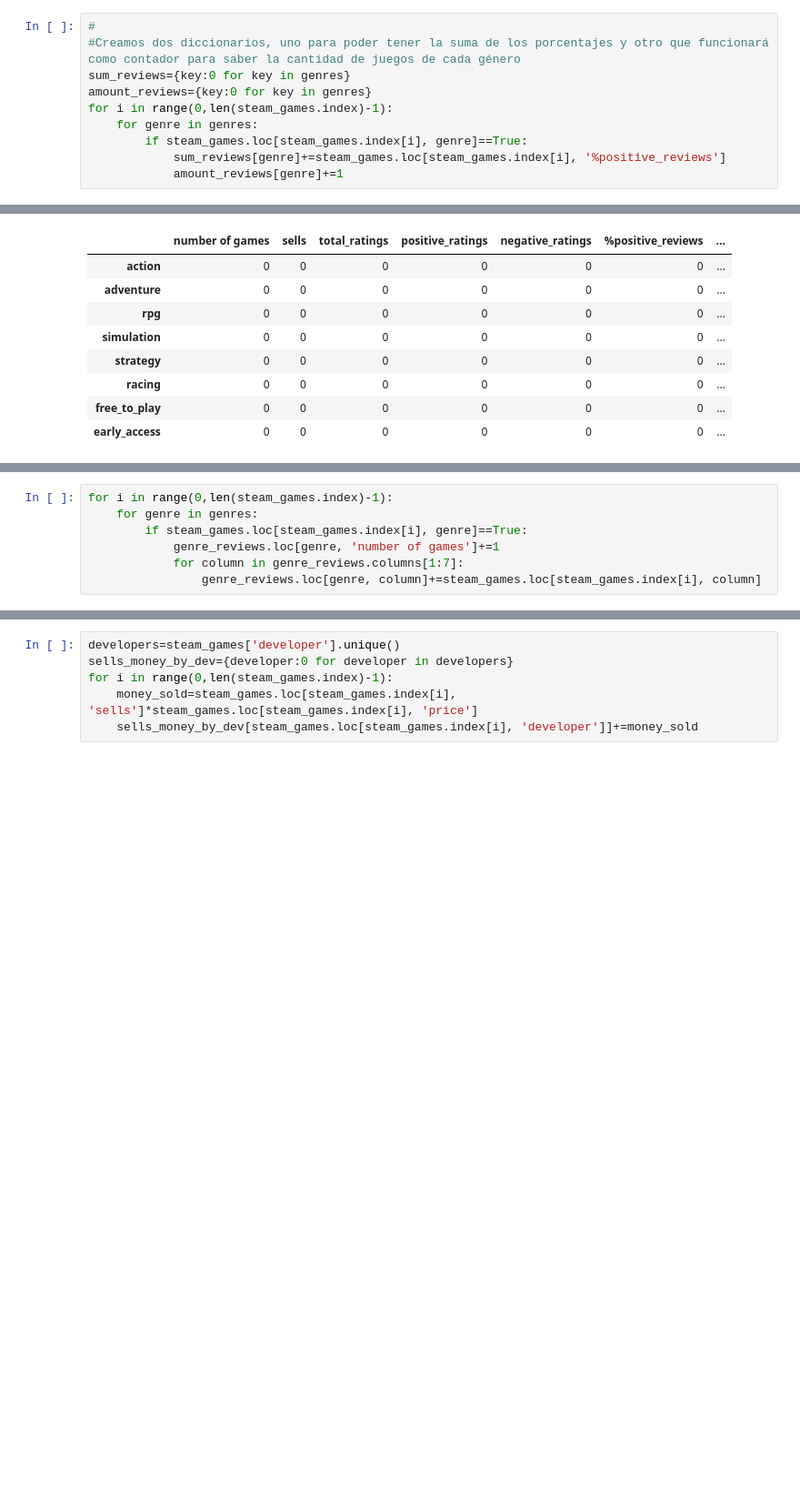
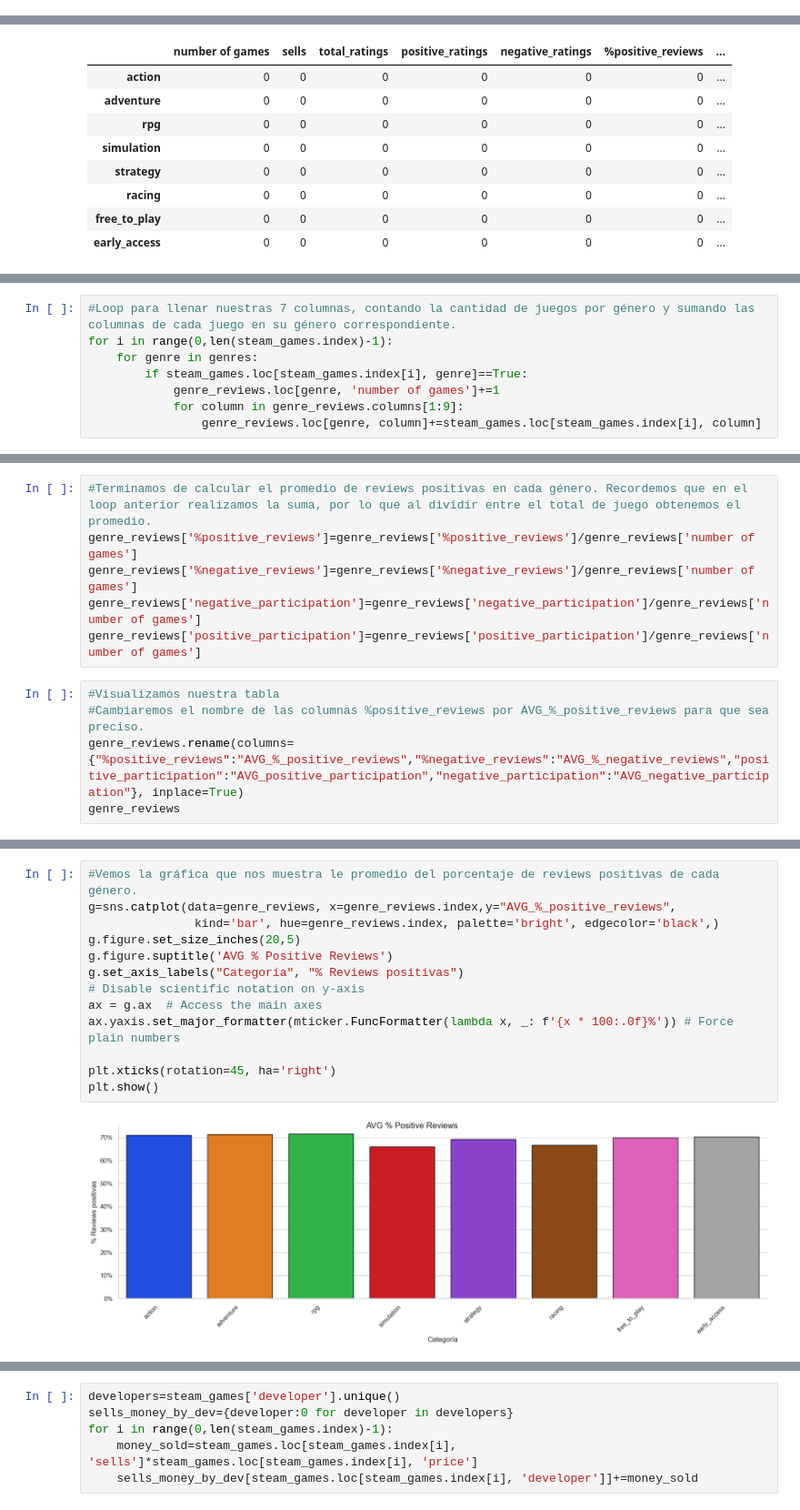
Before and after one commit to Dexinator/steam, a Jupyter notebook: steam.ipynb, the cells around one changed output, grey strips where cells are left out. Shown at 91% size. Drawn from its saved outputs; the diff is of its cells as text; blank space fills up the shorter version.

```diff
--- a/steam.ipynb
+++ b/steam.ipynb
@@ -344,14 +344,4 @@ steam_games.sample()
 1 rows × 22 columns
-# %%
-#
-#Creamos dos diccionarios, uno para poder tener la suma de los porcentajes y otro que funcionará como contador para saber la cantidad de juegos de cada género
-sum_reviews={key:0 for key in genres}
-amount_reviews={key:0 for key in genres}
-for i in range(0,len(steam_games.index)-1):
-    for genre in genres:
-        if steam_games.loc[steam_games.index[i], genre]==True:
-            sum_reviews[genre]+=steam_games.loc[steam_games.index[i], '%positive_reviews']
-            amount_reviews[genre]+=1
 # %%
 #Creamos un nuevo dataframe en el que revisaremos nuestras dos perspectivas de estudio para las reseñas
 review_columns=steam_games.columns[-5:].insert(1, 'positive_ratings').insert(2, 'negative_ratings').insert(0, 'sells').insert(0, 'number of games')
@@ -377,9 +370,10 @@ Index(['sells', 'total_ratings', 'positive_ratings', 'negative_ratings',
 # %%
+#Loop para llenar nuestras 7 columnas, contando la cantidad de juegos por género y sumando las columnas de cada juego en su género correspondiente.
 for i in range(0,len(steam_games.index)-1):
     for genre in genres:
         if steam_games.loc[steam_games.index[i], genre]==True:
             genre_reviews.loc[genre, 'number of games']+=1
-            for column in genre_reviews.columns[1:7]:
+            for column in genre_reviews.columns[1:9]:
                 genre_reviews.loc[genre, column]+=steam_games.loc[steam_games.index[i], column]
 # %% [output]
 Setting an item of incompatible dtype is deprecated and will raise an error in a future version of pandas. Value '0.9738881546534452' has dtype incompatible with int64, please explicitly cast to a com ...
@@ -415,0 +389,11 @@ genre_reviews
+# %%
+#Terminamos de calcular el promedio de reviews positivas en cada género. Recordemos que en el loop anterior realizamos la suma, por lo que al dividir entre el total de juego obtenemos el promedio.
+genre_reviews['%positive_reviews']=genre_reviews['%positive_reviews']/genre_reviews['number of games']
+genre_reviews['%negative_reviews']=genre_reviews['%negative_reviews']/genre_reviews['number of games']
+genre_reviews['negative_participation']=genre_reviews['negative_participation']/genre_reviews['number of games']
+genre_reviews['positive_participation']=genre_reviews['positive_participation']/genre_reviews['number of games']
+# %%
+#Visualizamos nuestra tabla
+#Cambiaremos el nombre de las columnas %positive_reviews por AVG_%_positive_reviews para que sea preciso.
+genre_reviews.rename(columns={"%positive_reviews":"AVG_%_positive_reviews","%negative_reviews":"AVG_%_negative_reviews","positive_participation":"AVG_positive_participation","negative_participation":"AVG_negative_participation"}, inplace=True)
+genre_reviews
@@ -416 +410,16 @@ genre_reviews
+# %%
+#Vemos la gráfica que nos muestra le promedio del porcentaje de reviews positivas de cada género.
+g=sns.catplot(data=genre_reviews, x=genre_reviews.index,y="AVG_%_positive_reviews",
+               kind='bar', hue=genre_reviews.index, palette='bright', edgecolor='black',)
+g.figure.set_size_inches(20,5)
+g.figure.suptitle('AVG % Positive Reviews')
+g.set_axis_labels("Categoría", "% Reviews positivas")
+# Disable scientific notation on y-axis
+ax = g.ax  # Access the main axes
+ax.yaxis.set_major_formatter(mticker.FuncFormatter(lambda x, _: f'{x * 100:.0f}%')) # Force plain numbers
+
+plt.xticks(rotation=45, ha='right')
+plt.show()
+# %% [output]
+[figure, added]
 # %%
```
Also changed, not shown: parts of 25 cells of this notebook.
